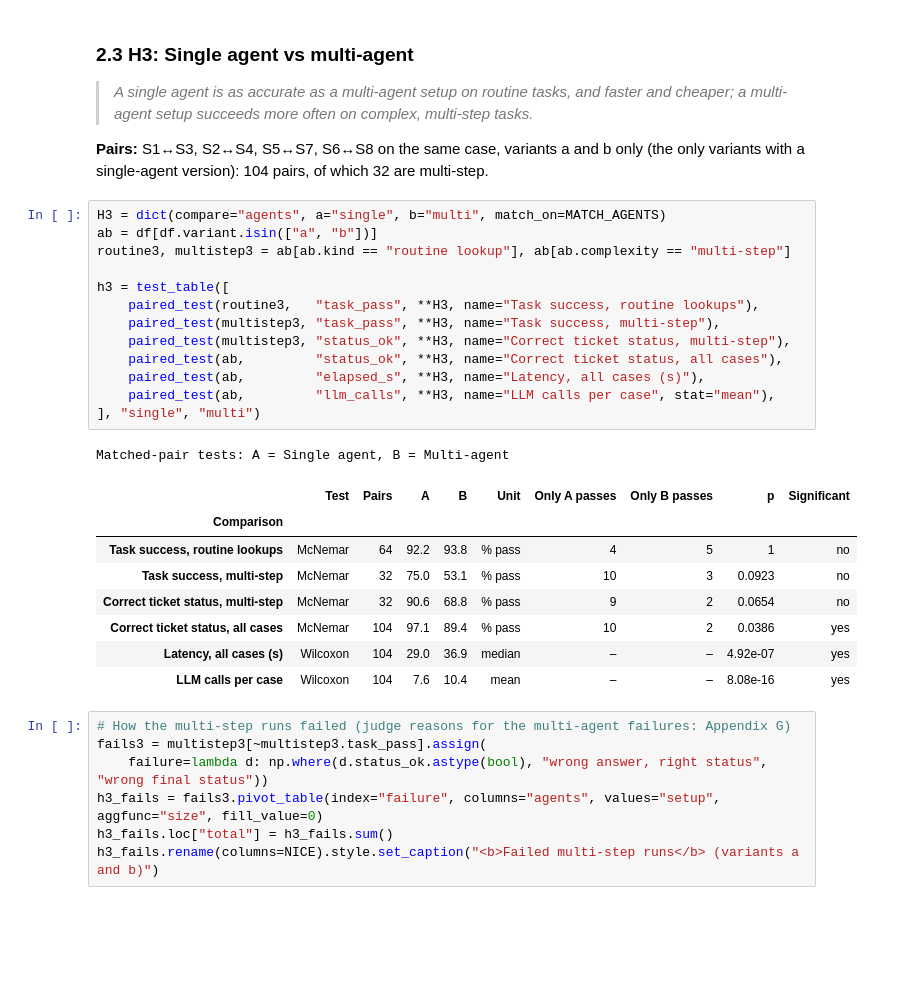
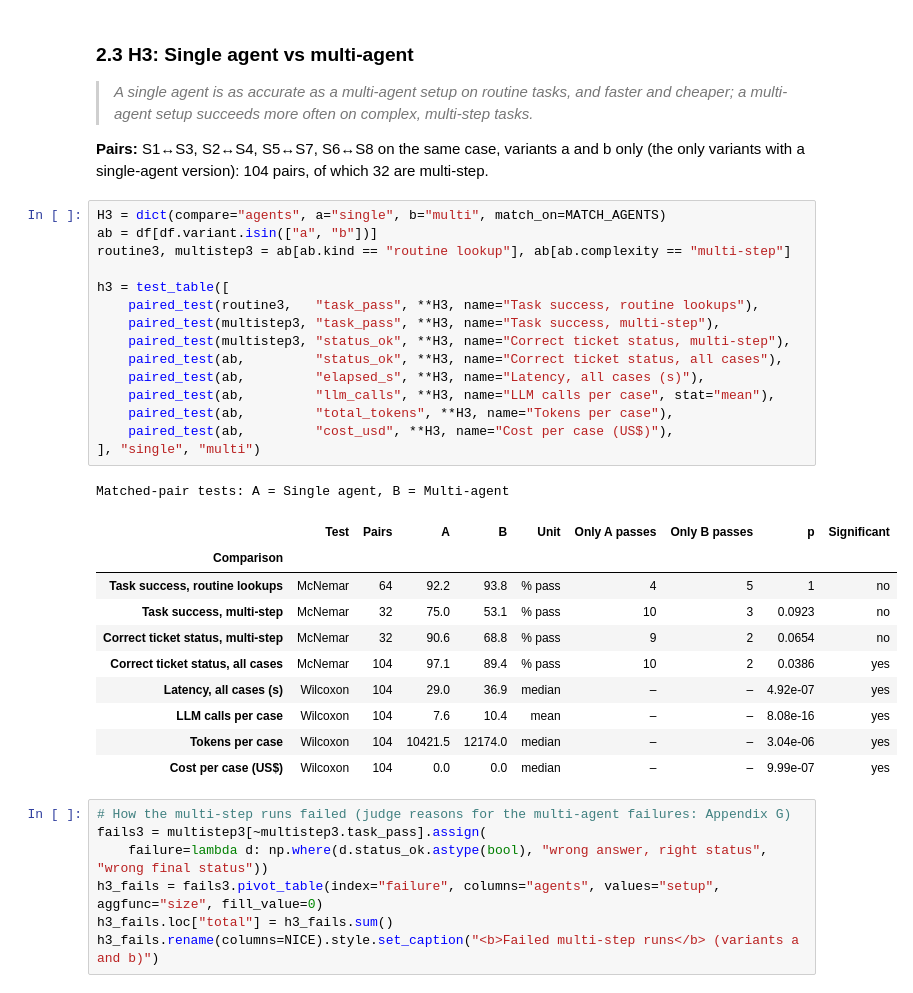
Before and after one commit to RicePuddn/GenAIProject, a Jupyter notebook: results/deepeval/analysis/5_findings.ipynb, the cells around one changed output. Cells and saved outputs as stored; diff of their text form; blank space fills up the shorter version.

```diff
--- a/results/deepeval/analysis/5_findings.ipynb
+++ b/results/deepeval/analysis/5_findings.ipynb
@@ -352,26 +346,30 @@ version): 104 pairs, of which 32 are multi-step.
 # %%
 H3 = dict(compare="agents", a="single", b="multi", match_on=MATCH_AGENTS)
 ab = df[df.variant.isin(["a", "b"])]
 routine3, multistep3 = ab[ab.kind == "routine lookup"], ab[ab.complexity == "multi-step"]
 
 h3 = test_table([
     paired_test(routine3,   "task_pass", **H3, name="Task success, routine lookups"),
     paired_test(multistep3, "task_pass", **H3, name="Task success, multi-step"),
     paired_test(multistep3, "status_ok", **H3, name="Correct ticket status, multi-step"),
     paired_test(ab,         "status_ok", **H3, name="Correct ticket status, all cases"),
     paired_test(ab,         "elapsed_s", **H3, name="Latency, all cases (s)"),
     paired_test(ab,         "llm_calls", **H3, name="LLM calls per case", stat="mean"),
+    paired_test(ab,         "total_tokens", **H3, name="Tokens per case"),
+    paired_test(ab,         "cost_usd", **H3, name="Cost per case (US$)"),
 ], "single", "multi")
 # %% [output]
 Matched-pair tests: A = Single agent, B = Multi-agent
 |  | Test | Pairs | A | B | Unit | Only A passes | Only B passes | p | Significant |
 | Comparison |  |  |  |  |  |  |  |  |  |
 | Task success, routine lookups | McNemar | 64 | 92.2 | 93.8 | % pass | 4 | 5 | 1 | no |
 | Task success, multi-step | McNemar | 32 | 75.0 | 53.1 | % pass | 10 | 3 | 0.0923 | no |
 | Correct ticket status, multi-step | McNemar | 32 | 90.6 | 68.8 | % pass | 9 | 2 | 0.0654 | no |
 | Correct ticket status, all cases | McNemar | 104 | 97.1 | 89.4 | % pass | 10 | 2 | 0.0386 | yes |
 | Latency, all cases (s) | Wilcoxon | 104 | 29.0 | 36.9 | median | – | – | 4.92e-07 | yes |
 | LLM calls per case | Wilcoxon | 104 | 7.6 | 10.4 | mean | – | – | 8.08e-16 | yes |
+| Tokens per case | Wilcoxon | 104 | 10421.5 | 12174.0 | median | – | – | 3.04e-06 | yes |
+| Cost per case (US$) | Wilcoxon | 104 | 0.0 | 0.0 | median | – | – | 9.99e-07 | yes |
 # %%
 # How the multi-step runs failed (judge reasons for the multi-agent failures: Appendix G)
 fails3 = multistep3[~multistep3.task_pass].assign(
```
Also changed, not shown: parts of 18 cells of this notebook, 1 other file.
